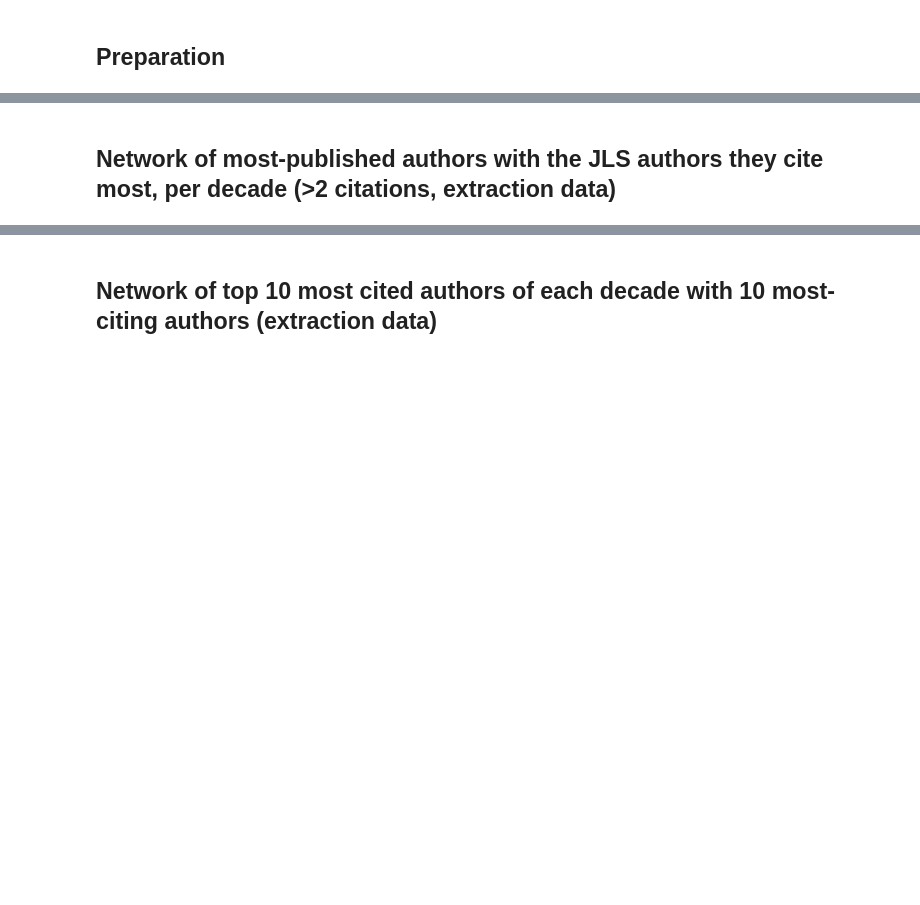
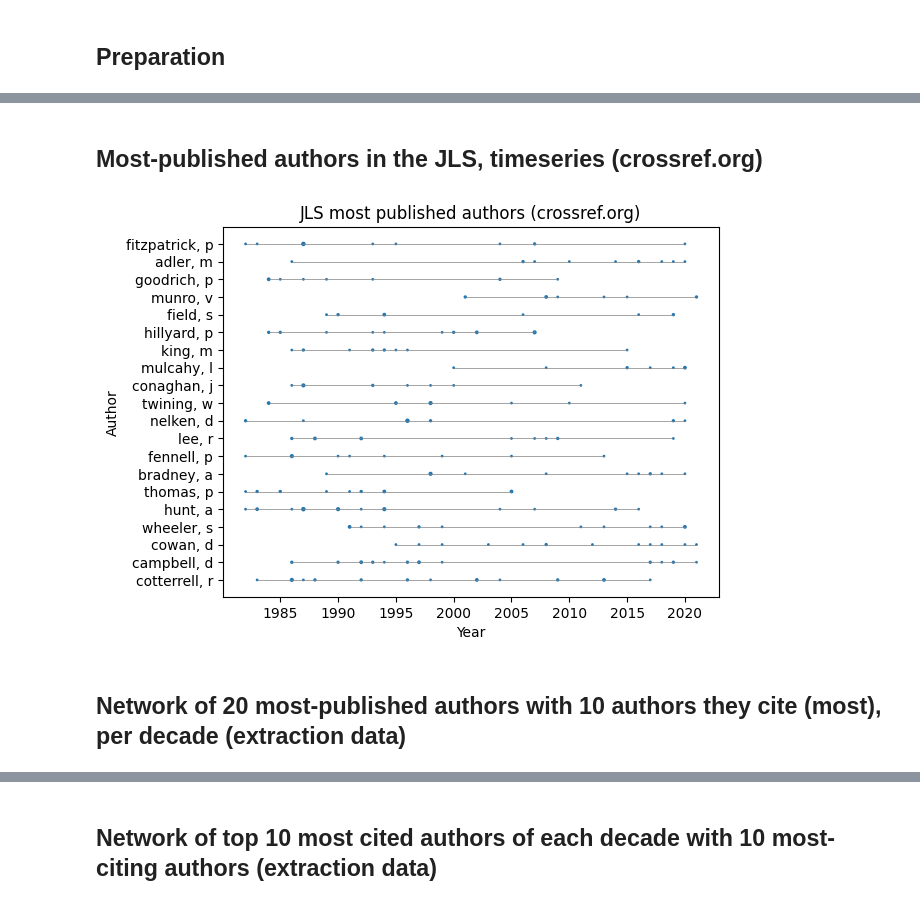
Before and after one commit to cboulanger/jls-bibliometry, a Jupyter notebook: jls-bibliometry.ipynb, the cells around one changed output, grey strips where cells are left out. Drawn from its saved outputs; the diff is of its cells as text; code cells hidden in the pictures; blank space fills up the shorter version.

```diff
--- a/jls-bibliometry.ipynb
+++ b/jls-bibliometry.ipynb
@@ -27,25 +65,29 @@ get_graph("jls2").run(query).to_data_frame()
+# %% [markdown]
+## Most-published authors in the JLS, timeseries (crossref.org)
 # %%
 query ="""
 match (a:Author)-[:CREATOR_OF]->(w:Work)
-where a.family <> "no_author" and a.display_name <> ""
-    and ((w)-[:PUBLISHED_IN]->(:Venue {id: 'j law soc'}) or
-    (w)-[:PUBLISHED_IN]->(:Venue {id: 'br j law soc'}))
+where w.url <> ""
+    and (w)-[:PUBLISHED_IN]->(:Venue {id: 'j law soc'})
 with a, count(distinct w) as count
 order by count desc
 limit 20
-match (a)-[:CREATOR_OF]->(w:Work)-[:PUBLISHED_IN]->(:Venue {id: 'j law soc'})
+match (a)-[:CREATOR_OF]->(w:Work)
+where (w)-[:PUBLISHED_IN]->(:Venue {id: 'j law soc'})
 return a.display_name as author,
     w.year as year,
     count(distinct w) as count
 """
 from scripts.utils import get_graph
 from scripts.occurrence_by_year_scatter import plot_by_year
-data = get_graph("jls2").run(query).to_data_frame()
+data = get_graph("jls3").run(query).to_data_frame()
 plot_by_year(data, dep_col='author', dep_label="Author",
              file="docs/jls-ts-most-published-authors.png",
              title="JLS most published authors (crossref.org)")
+# %% [output]
+[figure, added]
 # %% [markdown]
-## Network of most-published authors with the JLS authors they cite most, per decade (>2 citations, extraction data)
+## Network of 20 most-published authors with 10 authors they cite (most), per decade (extraction data)
 # %%
 query = """
 // find all authors who have published in the JLS in the given period, and use the 20 most-published ones
```
Also changed, not shown: parts of 11 cells of this notebook, 17 other files.
